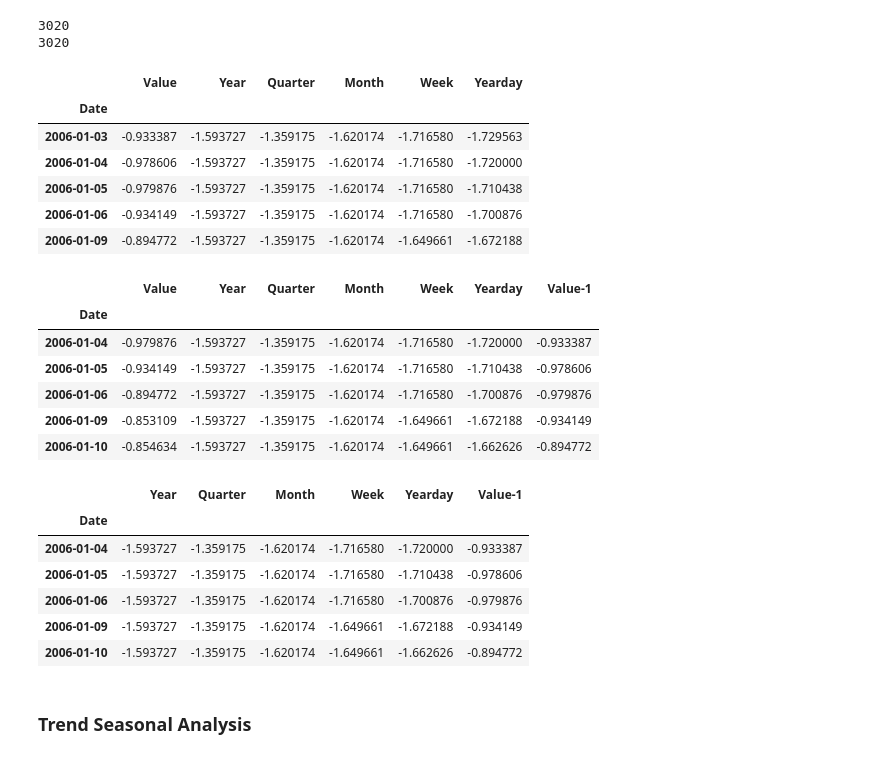
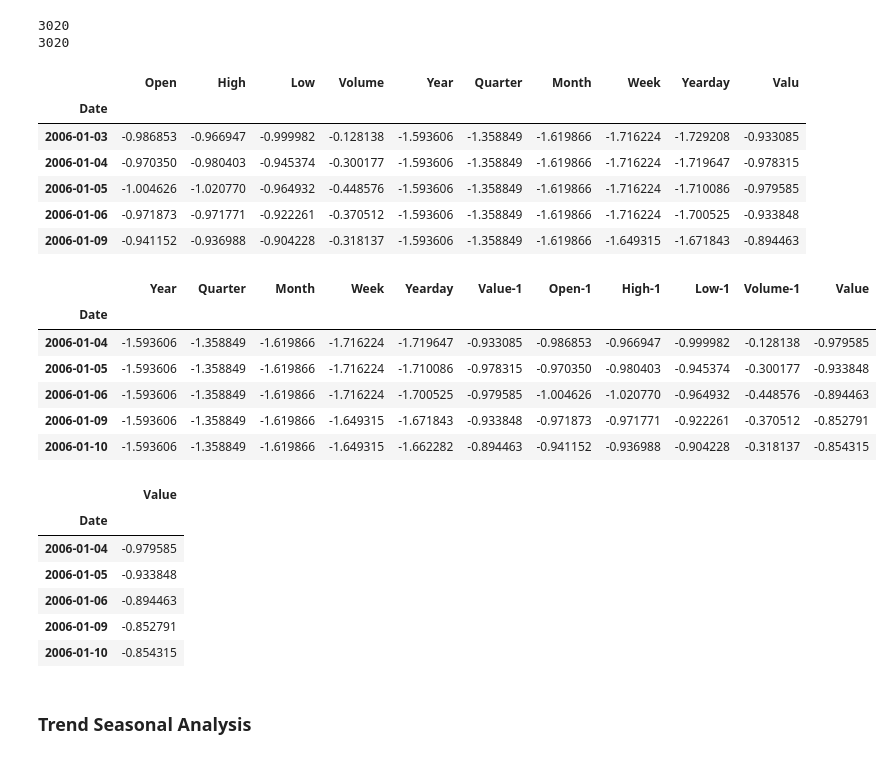
Before and after one commit to SidTheKid007/SidsStockAnalysis, a Jupyter notebook: GS Analysis.ipynb, the cells around one changed output. Cells and saved outputs as stored; diff of their text form; code cells hidden in the pictures.

```diff
--- a/GS Analysis.ipynb
+++ b/GS Analysis.ipynb
@@ -53,0 +43,4 @@ df1.head()
+# %%
+df1['Valu']=df1['Close']
+df1 = df1.drop(['Close'], axis=1)
+df1.head()
@@ -54,6 +55,6 @@ df1.head()
 # %%
 print(len(df1))
-df1['Value_zscore'] = (df1['Value'] - df1['Value'].mean())/df1['Value'].std(ddof=0)
+df1['Value_zscore'] = (df1['Valu'] - df1['Valu'].mean())/df1['Valu'].std(ddof=0)
 df1 = df1[abs(df1['Value_zscore']) < 3]
 print(len(df1))
 # %% [output]
@@ -63,12 +64,11 @@ print(len(df1))
 #df1['Value'] = df1.Value.diff(3)
 df1 = df1.dropna()
 # %%
-dum1 = pd.get_dummies(df1['Quarter'])
-dum2 = pd.get_dummies(df1['Month'])
-dum3 = pd.get_dummies(df1['Week'])
-dum4 = pd.get_dummies(df1['Yearday'])
-#dum3 = pd.get_dummies(df1['Year'])
-df1 = pd.concat([df1, dum1, dum2, dum3, dum4], axis=1)
+#dum1 = pd.get_dummies(df1['Quarter'])
+#dum2 = pd.get_dummies(df1['Month'])
+#dum3 = pd.get_dummies(df1['Week'])
+#dum4 = pd.get_dummies(df1['Yearday'])
+#df1 = pd.concat([df1, dum1, dum2, dum3, dum4], axis=1)
 # %%
 from sklearn.preprocessing import MinMaxScaler
 from sklearn.preprocessing import StandardScaler
@@ -76,35 +76,43 @@ from sklearn.metrics import r2_score
 from sklearn.metrics import mean_squared_error
 
 df1 = df1.drop(['Value_zscore'], axis=1)
+cols = df1.columns
 sc2 = StandardScaler()
-df1[['Yearday','Year','Week','Value','Month','Quarter']] = sc2.fit_transform(df1[['Yearday','Year','Week','Value','Month','Quarter']])
+for col in cols:
+    df1[[col]] = sc2.fit_transform(df1[[col]])
 df1.head()
 # %% [output]
-|  | Value | Year | Quarter | Month | Week | Yearday |
-| Date |  |  |  |  |  |  |
-| 2006-01-03 | -0.933387 | -1.593727 | -1.359175 | -1.620174 | -1.716580 | -1.729563 |
-| 2006-01-04 | -0.978606 | -1.593727 | -1.359175 | -1.620174 | -1.716580 | -1.720000 |
-| 2006-01-05 | -0.979876 | -1.593727 | -1.359175 | -1.620174 | -1.716580 | -1.710438 |
-| 2006-01-06 | -0.934149 | -1.593727 | -1.359175 | -1.620174 | -1.716580 | -1.700876 |
-| 2006-01-09 | -0.894772 | -1.593727 | -1.359175 | -1.620174 | -1.649661 | -1.672188 |
+|  | Open | High | Low | Volume | Year | Quarter | Month | Week | Yearday | Valu |
+| Date |  |  |  |  |  |  |  |  |  |  |
+| 2006-01-03 | -0.986853 | -0.966947 | -0.999982 | -0.128138 | -1.593606 | -1.358849 | -1.619866 | -1.716224 | -1.729208 | -0.933085 |
+| 2006-01-04 | -0.970350 | -0.980403 | -0.945374 | -0.300177 | -1.593606 | -1.358849 | -1.619866 | -1.716224 | -1.719647 | -0.978315 |
+| 2006-01-05 | -1.004626 | -1.020770 | -0.964932 | -0.448576 | -1.593606 | -1.358849 | -1.619866 | -1.716224 | -1.710086 | -0.979585 |
+| 2006-01-06 | -0.971873 | -0.971771 | -0.922261 | -0.370512 | -1.593606 | -1.358849 | -1.619866 | -1.716224 | -1.700525 | -0.933848 |
+| 2006-01-09 | -0.941152 | -0.936988 | -0.904228 | -0.318137 | -1.593606 | -1.358849 | -1.619866 | -1.649315 | -1.671843 | -0.894463 |
 # %%
 n = 1
 for x in range(n):
-    df1['Value-'+str(x+1)] = df1.Value.shift((x+1))
+    df1['Value-'+str(x+1)] = df1.Valu.shift((x+1))
+    df1['Open-'+str(x+1)] = df1.Open.shift((x+1))
+    df1['High-'+str(x+1)] = df1.High.shift((x+1))
+    df1['Low-'+str(x+1)] = df1.Low.shift((x+1))
+    df1['Volume-'+str(x+1)] = df1.Volume.shift((x+1))
 
-df1['Value'] = df1.Value.shift(-1)
+df1 = df1.drop(['Open','High','Low','Volume'], axis=1)
+df1['Value'] = df1.Valu.shift(-1)
 #df1['Value'] = df1.Value.diff()
+df1 = df1.drop(['Valu'], axis=1)
 
 df1 = df1.dropna()
 df1.head()
 # %% [output]
-|  | Value | Year | Quarter | Month | Week | Yearday | Value-1 |
-| Date |  |  |  |  |  |  |  |
-| 2006-01-04 | -0.979876 | -1.593727 | -1.359175 | -1.620174 | -1.716580 | -1.720000 | -0.933387 |
-| 2006-01-05 | -0.934149 | -1.593727 | -1.359175 | -1.620174 | -1.716580 | -1.710438 | -0.978606 |
-| 2006-01-06 | -0.894772 | -1.593727 | -1.359175 | -1.620174 | -1.716580 | -1.700876 | -0.979876 |
-| 2006-01-09 | -0.853109 | -1.593727 | -1.359175 | -1.620174 | -1.649661 | -1.672188 | -0.934149 |
-| 2006-01-10 | -0.854634 | -1.593727 | -1.359175 | -1.620174 | -1.649661 | -1.662626 | -0.894772 |
+|  | Year | Quarter | Month | Week | Yearday | Value-1 | Open-1 | High-1 | Low-1 | Volume-1 | Value |
+| Date |  |  |  |  |  |  |  |  |  |  |  |
+| 2006-01-04 | -1.593606 | -1.358849 | -1.619866 | -1.716224 | -1.719647 | -0.933085 | -0.986853 | -0.966947 | -0.999982 | -0.128138 | -0.979585 |
+| 2006-01-05 | -1.593606 | -1.358849 | -1.619866 | -1.716224 | -1.710086 | -0.978315 | -0.970350 | -0.980403 | -0.945374 | -0.300177 | -0.933848 |
+| 2006-01-06 | -1.593606 | -1.358849 | -1.619866 | -1.716224 | -1.700525 | -0.979585 | -1.004626 | -1.020770 | -0.964932 | -0.448576 | -0.894463 |
+| 2006-01-09 | -1.593606 | -1.358849 | -1.619866 | -1.649315 | -1.671843 | -0.933848 | -0.971873 | -0.971771 | -0.922261 | -0.370512 | -0.852791 |
+| 2006-01-10 | -1.593606 | -1.358849 | -1.619866 | -1.649315 | -1.662282 | -0.894463 | -0.941152 | -0.936988 | -0.904228 | -0.318137 | -0.854315 |
 # %%
 df3 = df1.copy(deep=False)
 # %%
@@ -122,15 +130,15 @@ test_x=tests[1]
 def adj_r2_score(r2, n, k):
     return 1-((1-r2)*((n-1)/(n-k-1)))
 # %%
-train_x.head()
+train_y.head()
 # %% [output]
-|  | Year | Quarter | Month | Week | Yearday | Value-1 |
-| Date |  |  |  |  |  |  |
-| 2006-01-04 | -1.593727 | -1.359175 | -1.620174 | -1.716580 | -1.720000 | -0.933387 |
-| 2006-01-05 | -1.593727 | -1.359175 | -1.620174 | -1.716580 | -1.710438 | -0.978606 |
-| 2006-01-06 | -1.593727 | -1.359175 | -1.620174 | -1.716580 | -1.700876 | -0.979876 |
-| 2006-01-09 | -1.593727 | -1.359175 | -1.620174 | -1.649661 | -1.672188 | -0.934149 |
-| 2006-01-10 | -1.593727 | -1.359175 | -1.620174 | -1.649661 | -1.662626 | -0.894772 |
+|  | Value |
+| Date |  |
+| 2006-01-04 | -0.979585 |
+| 2006-01-05 | -0.933848 |
+| 2006-01-06 | -0.894463 |
+| 2006-01-09 | -0.852791 |
+| 2006-01-10 | -0.854315 |
 # %% [markdown]
 ### Trend Seasonal Analysis
 # %%
```
Also changed, not shown: parts of 13 cells of this notebook.
